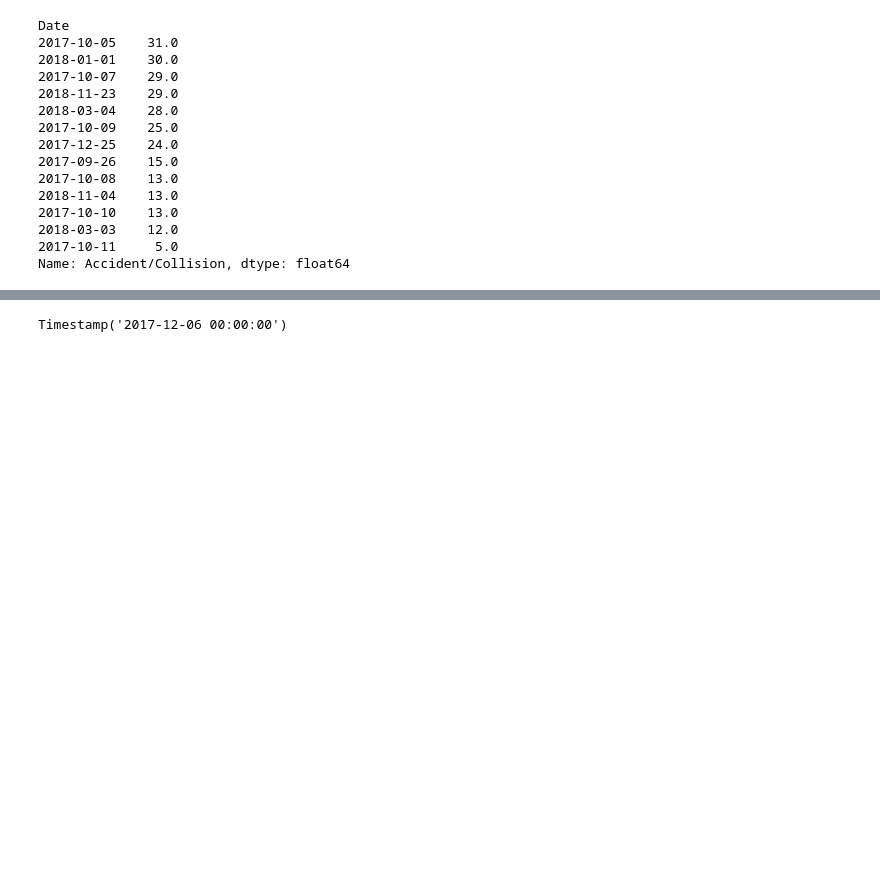
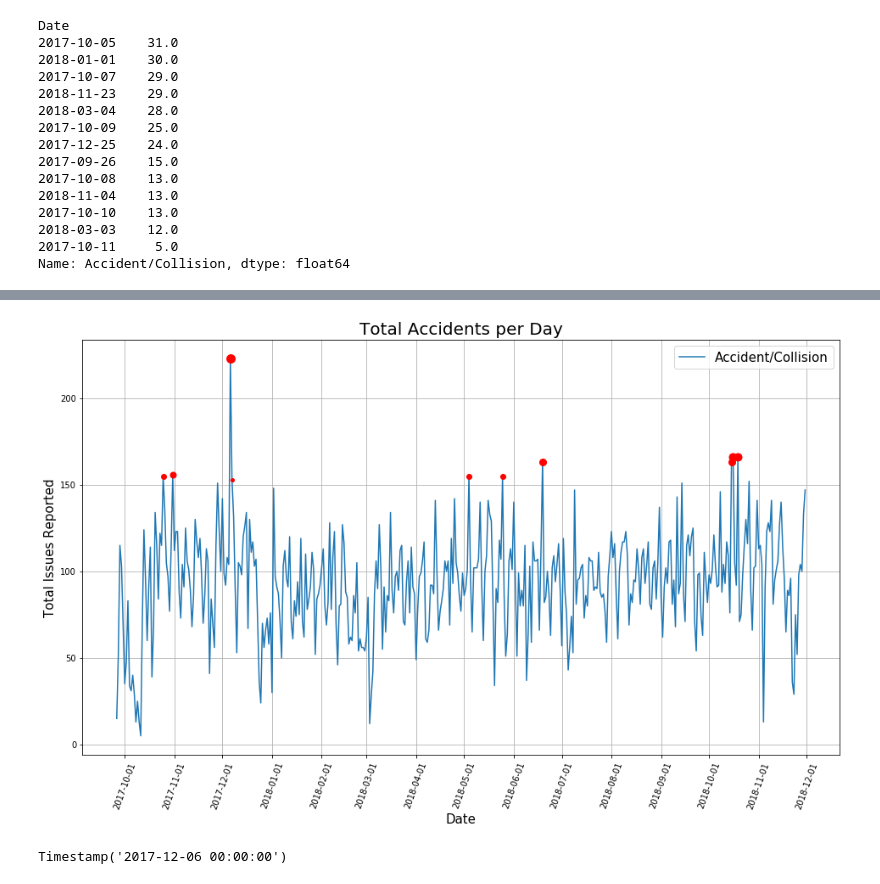
Before and after one commit to smarquardt92/project_1, a Jupyter notebook: dev/Annual Line Graph.ipynb, the cells around one changed output, grey strips where cells are left out. Cells and saved outputs as stored; diff of their text form; code cells hidden in the pictures; blank space fills up the shorter version.

```diff
--- a/dev/Annual Line Graph.ipynb
+++ b/dev/Annual Line Graph.ipynb
@@ -266,3 +341,72 @@ plt.show()
+# %%
+issue_r_df.index = pd.to_datetime(issue_r_df.index)
+
+fig1 = plt.figure()
+ax2 = fig1.add_subplot(111)
+ax2.xaxis.set_major_locator(dates.MonthLocator())
+ax2.xaxis.set_minor_locator(dates.MonthLocator())
+ax2.xaxis.set_major_formatter(dates.DateFormatter('%Y-%m-%d'))
+ax2.plot(issue_r_df.index, issue_r_df['Accident/Collision'])
+#ax2.plot(issue_r_df.index, issue_r_df['Traffic Hazard'])
+#ax2.plot(issue_r_df.index, issue_r_df['Traffic Impediment'])
+plt.title("Total Accidents per Day", fontsize=20)
+plt.xlabel("Date", fontsize=15)
+plt.ylabel("Total Issues Reported", fontsize=15)
+plt.legend(loc='best', fontsize=15)
+plt.xticks(rotation=70)
+
+# –––––––––––––––––––––––––––––- * RETRIEVING DAYS W/ > 150 ISSUES REPORTED * –––––––––––––––––––––––––––––-
+sortedcollisionperday_df1 = sortedcollisionperday_df = issue_r_df['Accident/Collision'].sort_values(ascending=False)
+sortedcollisionperday_df = sortedcollisionperday_df[0:13]
+
+wrstday1x = sortedcollisionperday_df.index[0]
+wrstday1y = sortedcollisionperday_df[0]
+
+wrstday2x = sortedcollisionperday_df.index[1]
+wrstday2y = sortedcollisionperday_df[1]
+
+wrstday3x = sortedcollisionperday_df.index[2]
+wrstday3y = sortedcollisionperday_df[2]
+
+wrstday4x = sortedcollisionperday_df.index[3]
+wrstday4y = sortedcollisionperday_df[3]
+
+wrstday5x = sortedcollisionperday_df.index[4]
+wrstday5y = sortedcollisionperday_df[4]
+
+wrstday6x = sortedcollisionperday_df.index[5]
+wrstday6y = sortedcollisionperday_df[5]
+
+wrstday7x = sortedcollisionperday_df.index[6]
+wrstday7y = sortedcollisionperday_df[6]
+
+wrstday8x = sortedcollisionperday_df.index[7]
+wrstday8y = sortedcollisionperday_df[7]
+
+wrstday9x = sortedcollisionperday_df.index[8]
+wrstday9y = sortedcollisionperday_df[8]
+
+wrstday10x = sortedcollisionperday_df.index[9]
+wrstday10y = sortedcollisionperday_df[9]
+
+#print(f'The 10 worst days of the year are ranked as:\n 1)  {wrstday1x}:{wrstday1y} , \n 2)  {wrstday2x}:{wrstday2y},\n 3)  {wrstday3x}:{wrstday3y},\n 4)  {wrstday4x}:{wrstday4y},\n 5)  {wrstday5x}:{wrstday5y},\n 6)  {wrstday6x}:{wrstday6y},\n 7)  {wrstday7x}:{wrstday7y},\n 8)  {wrstday8x}:{wrstday8y},\n 9)  {wrstday9x}:{wrstday9y},\n 10) {wrstday10x}:{wrstday10y}.')
+
+plt.plot([wrstday1x], [wrstday1y], marker='o', markersize=10, color="red")
+plt.plot([wrstday2x], [wrstday2y], marker='o', markersize=9, color="red")
+plt.plot([wrstday3x], [wrstday3y], marker='o', markersize=9, color="red")
+plt.plot([wrstday4x], [wrstday4y], marker='o', markersize=8, color="red")
+plt.plot([wrstday5x], [wrstday5y], marker='o', markersize=8, color="red")
+plt.plot([wrstday6x], [wrstday6y], marker='o', markersize=7, color="red")
+plt.plot([wrstday7x], [wrstday7y], marker='o', markersize=6, color="red")
+plt.plot([wrstday8x], [wrstday8y], marker='o', markersize=6, color="red")
+plt.plot([wrstday9x], [wrstday9y], marker='o', markersize=6, color="red")
+plt.plot([wrstday10x], [wrstday10y], marker='o', markersize=4, color="red")
+plt.grid()
+
+plt.savefig('../Deliverables/Annual Line Graph (Accidents & Collisions).png')
+plt.show()
+# %% [output]
+[figure, added]
 # %%
 #plt.savefig('../Deliverables/Incidents per Category (Annual).png')
 issue_r_df['Accident/Collision'].idxmax()
```
Also changed, not shown: parts of 3 cells of this notebook, 14 other files.
